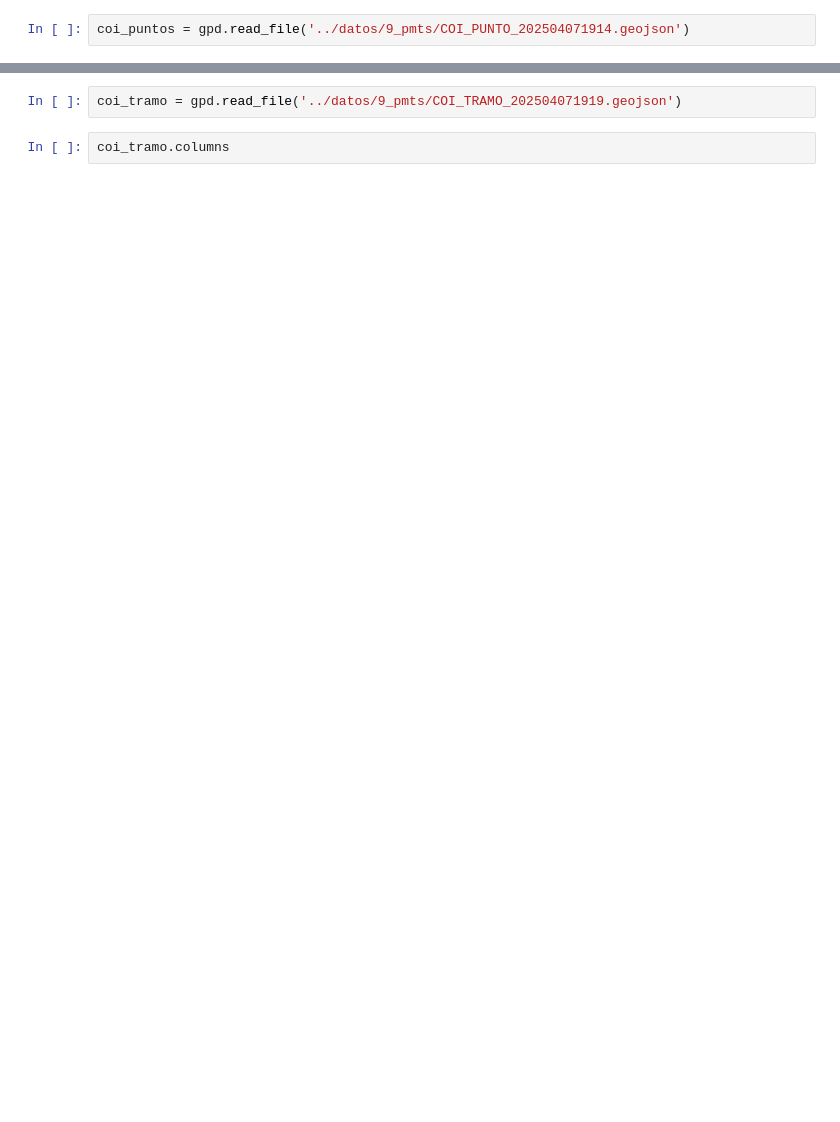
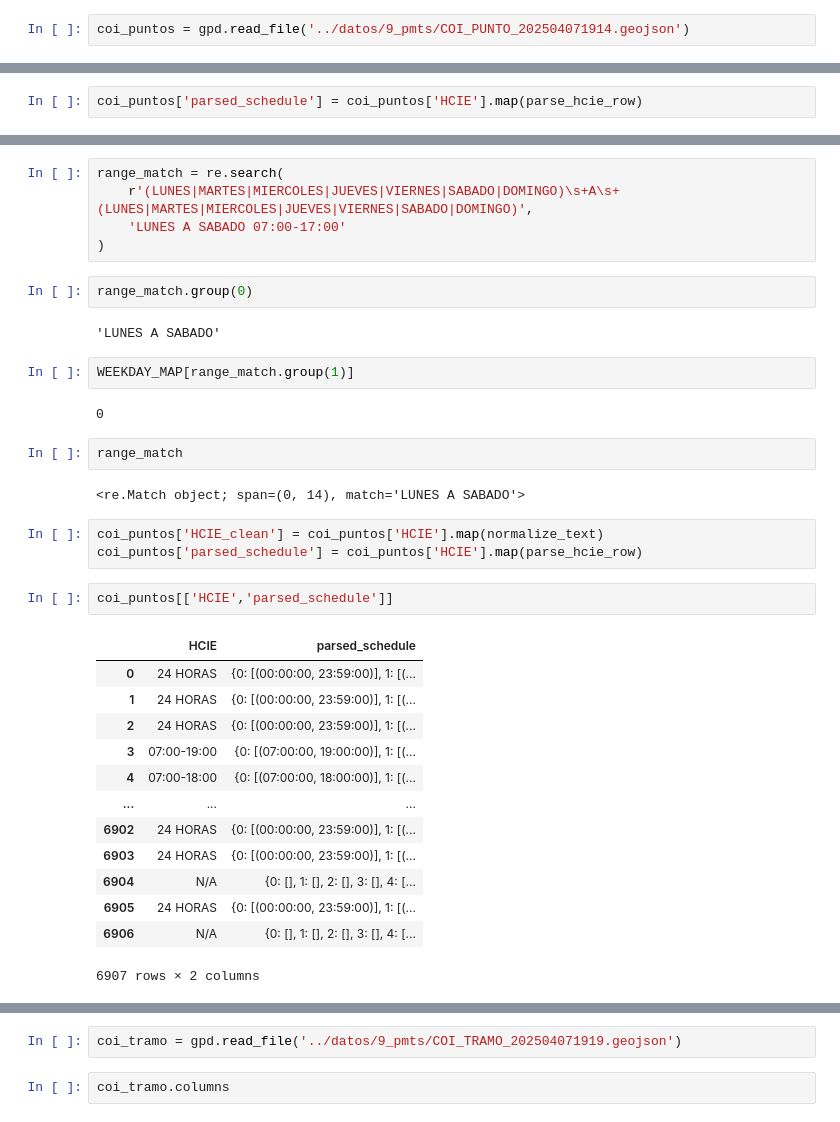
Before and after one commit to EL-BID/PredictToDo, a Jupyter notebook: notebooks/pmts_preprocessing.ipynb, the cells around one changed output, grey strips where cells are left out. Drawn from its saved outputs; the diff is of its cells as text; blank space fills up the shorter version.

```diff
--- a/notebooks/pmts_preprocessing.ipynb
+++ b/notebooks/pmts_preprocessing.ipynb
@@ -51,0 +176,2 @@ coi_puntos = gpd.read_file('../datos/9_pmts/COI_PUNTO_202504071914.geojson')
+# %%
+coi_puntos['parsed_schedule'] = coi_puntos['HCIE'].map(parse_hcie_row)
@@ -51,0 +208,36 @@ coi_puntos = gpd.read_file('../datos/9_pmts/COI_PUNTO_202504071914.geojson')
+# %%
+range_match = re.search(
+    r'(LUNES|MARTES|MIERCOLES|JUEVES|VIERNES|SABADO|DOMINGO)\s+A\s+(LUNES|MARTES|MIERCOLES|JUEVES|VIERNES|SABADO|DOMINGO)',
+    'LUNES A SABADO 07:00-17:00'
+)
+# %%
+range_match.group(0)
+# %% [output]
+'LUNES A SABADO'
+# %%
+WEEKDAY_MAP[range_match.group(1)]
+# %% [output]
+0
+# %%
+range_match
+# %% [output]
+<re.Match object; span=(0, 14), match='LUNES A SABADO'>
+# %%
+coi_puntos['HCIE_clean'] = coi_puntos['HCIE'].map(normalize_text)
+coi_puntos['parsed_schedule'] = coi_puntos['HCIE'].map(parse_hcie_row)
+# %%
+coi_puntos[['HCIE','parsed_schedule']]
+# %% [output]
+|  | HCIE | parsed_schedule |
+| 0 | 24 HORAS | {0: [(00:00:00, 23:59:00)], 1: [(... |
+| 1 | 24 HORAS | {0: [(00:00:00, 23:59:00)], 1: [(... |
+| 2 | 24 HORAS | {0: [(00:00:00, 23:59:00)], 1: [(... |
+| 3 | 07:00-19:00 | {0: [(07:00:00, 19:00:00)], 1: [(... |
+| 4 | 07:00-18:00 | {0: [(07:00:00, 18:00:00)], 1: [(... |
+| ... | ... | ... |
+| 6902 | 24 HORAS | {0: [(00:00:00, 23:59:00)], 1: [(... |
+| 6903 | 24 HORAS | {0: [(00:00:00, 23:59:00)], 1: [(... |
+| 6904 | N/A | {0: [], 1: [], 2: [], 3: [], 4: [... |
+| 6905 | 24 HORAS | {0: [(00:00:00, 23:59:00)], 1: [(... |
+| 6906 | N/A | {0: [], 1: [], 2: [], 3: [], 4: [... |
+6907 rows × 2 columns
```
Also changed, not shown: parts of 19 cells of this notebook.
